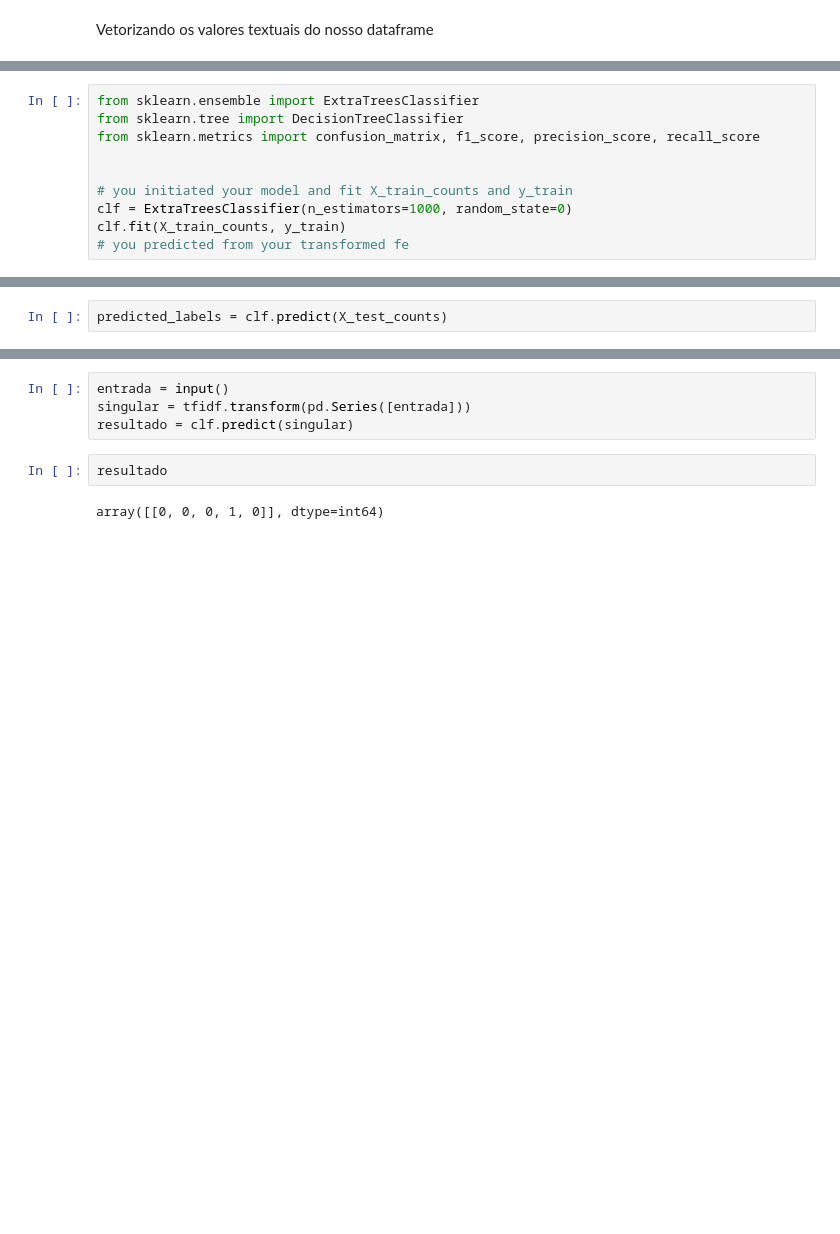
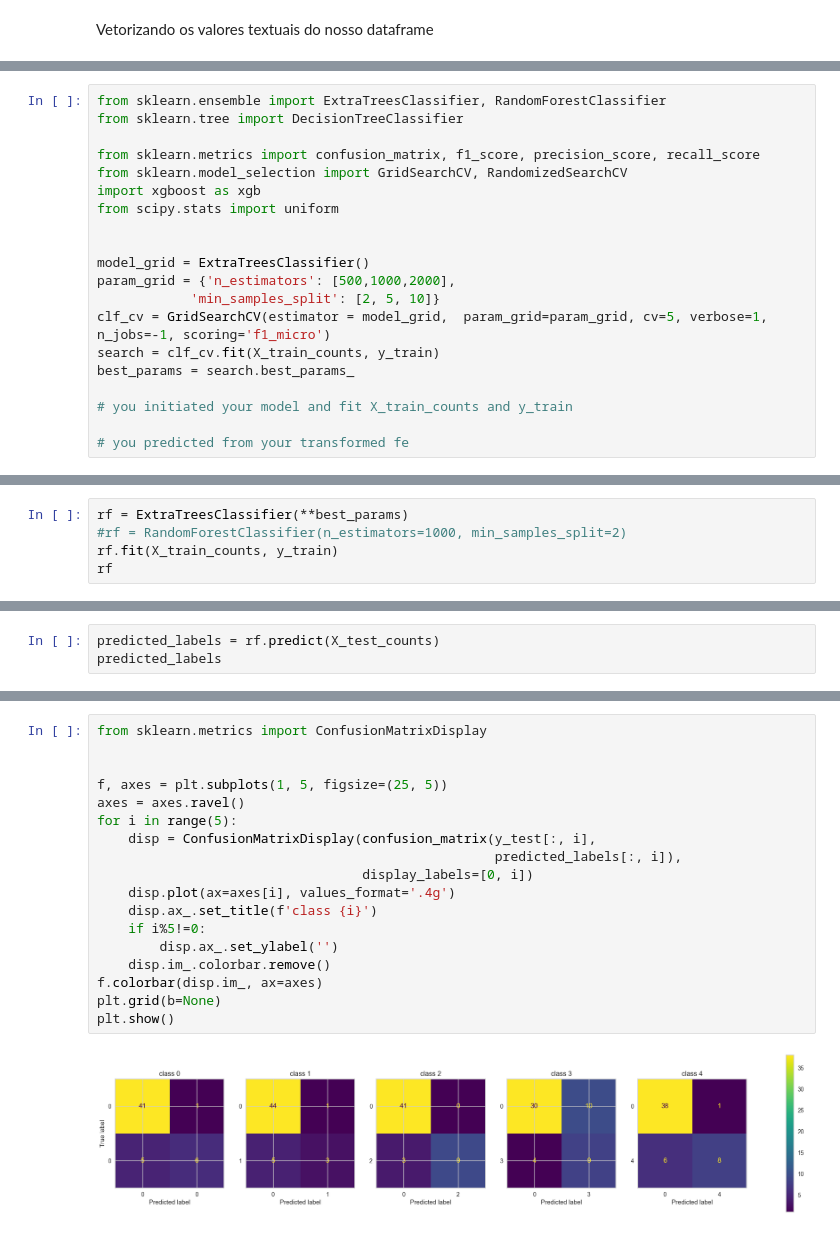
Before and after one commit to vector-b/ExpressionMultiLabelClassification, a Jupyter notebook: dev-nlp-phrases.ipynb, the cells around one changed output, grey strips where cells are left out. Drawn from its saved outputs; the diff is of its cells as text; blank space fills up the shorter version.

Commit message:
'Added GridSearchCV and Predictions'

```diff
--- a/dev-nlp-phrases.ipynb
+++ b/dev-nlp-phrases.ipynb
@@ -282,11 +306,21 @@ Vetorizando os valores textuais do nosso dataframe
 # %%
-from sklearn.ensemble import ExtraTreesClassifier
+from sklearn.ensemble import ExtraTreesClassifier, RandomForestClassifier
 from sklearn.tree import DecisionTreeClassifier
+
 from sklearn.metrics import confusion_matrix, f1_score, precision_score, recall_score
+from sklearn.model_selection import GridSearchCV, RandomizedSearchCV
+import xgboost as xgb
+from scipy.stats import uniform
 
 
+model_grid = ExtraTreesClassifier()
+param_grid = {'n_estimators': [500,1000,2000],
+            'min_samples_split': [2, 5, 10]}
+clf_cv = GridSearchCV(estimator = model_grid,  param_grid=param_grid, cv=5, verbose=1, n_jobs=-1, scoring='f1_micro')
+search = clf_cv.fit(X_train_counts, y_train)
+best_params = search.best_params_
+
 # you initiated your model and fit X_train_counts and y_train
-clf = ExtraTreesClassifier(n_estimators=1000, random_state=0)
-clf.fit(X_train_counts, y_train)
+
 # you predicted from your transformed fe
 # %% [output]
@@ -293,0 +332,5 @@ ExtraTreesClassifier(n_estimators=1000, random_state=0)
+# %%
+rf = ExtraTreesClassifier(**best_params)
+#rf = RandomForestClassifier(n_estimators=1000, min_samples_split=2)
+rf.fit(X_train_counts, y_train)
+rf
@@ -294,2 +339,3 @@ ExtraTreesClassifier(n_estimators=1000, random_state=0)
 # %%
-predicted_labels = clf.predict(X_test_counts)
+predicted_labels = rf.predict(X_test_counts)
+predicted_labels
@@ -310,8 +390,20 @@ print(recall_score(predicted_labels, y_test, average='micro'))
-# %%
-entrada = input()
-singular = tfidf.transform(pd.Series([entrada]))
-resultado = clf.predict(singular)
-# %%
-resultado
-# %% [output]
-array([[0, 0, 0, 1, 0]], dtype=int64)
+# %%
+from sklearn.metrics import ConfusionMatrixDisplay
+
+
+f, axes = plt.subplots(1, 5, figsize=(25, 5))
+axes = axes.ravel()
+for i in range(5):
+    disp = ConfusionMatrixDisplay(confusion_matrix(y_test[:, i],
+                                                   predicted_labels[:, i]),
+                                  display_labels=[0, i])
+    disp.plot(ax=axes[i], values_format='.4g')
+    disp.ax_.set_title(f'class {i}')
+    if i%5!=0:
+        disp.ax_.set_ylabel('')
+    disp.im_.colorbar.remove()
+f.colorbar(disp.im_, ax=axes)
+plt.grid(b=None)
+plt.show()
+# %% [output]
+[figure, added]
```
Also changed, not shown: parts of 21 cells of this notebook.
